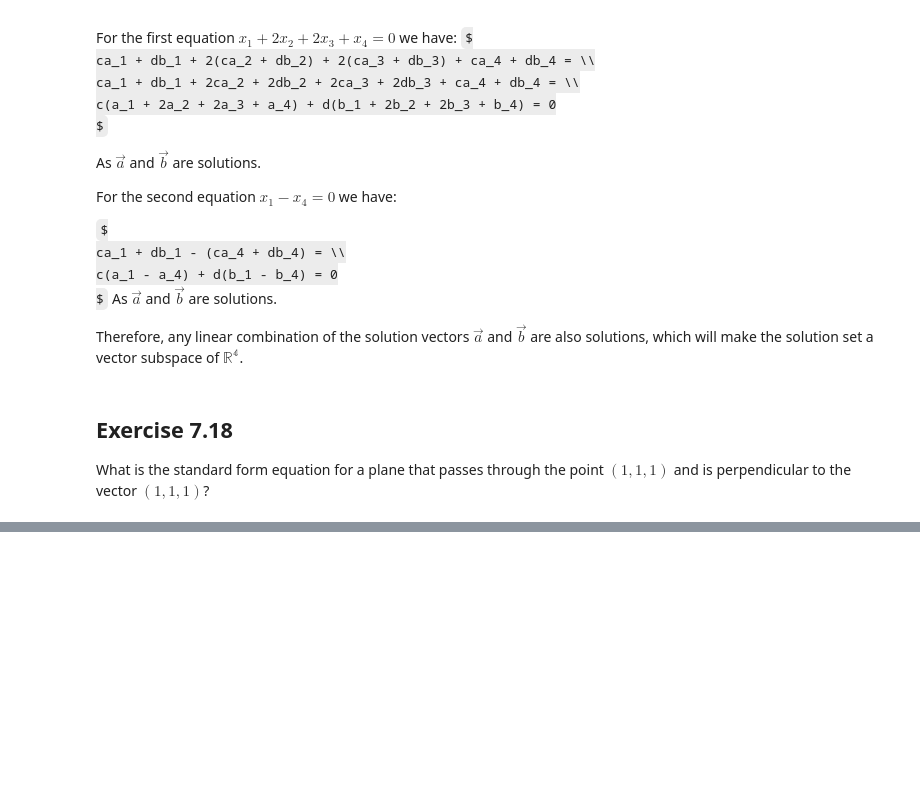
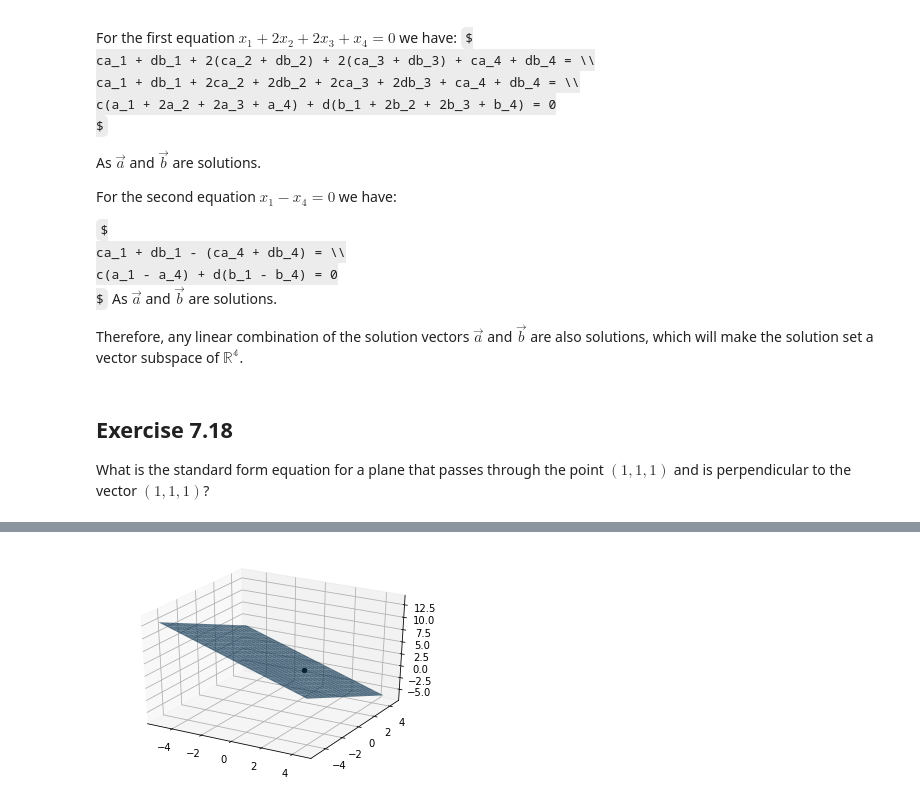
Before and after one commit to sergiofgonzalez/math-workbench, a Jupyter notebook: 06-solving-systems-of-linear-equations/e01-exercises/solving-systems-of-linear-equations-exercises.ipynb, the cells around one changed output, grey strips where cells are left out. Drawn from its saved outputs; the diff is of its cells as text; code cells hidden in the pictures; some formulas as TeX source; blank space fills up the shorter version.

```diff
--- a/06-solving-systems-of-linear-equations/e01-exercises/solving-systems-of-linear-equations-exercises.ipynb
+++ b/06-solving-systems-of-linear-equations/e01-exercises/solving-systems-of-linear-equations-exercises.ipynb
@@ -1027,0 +1041,11 @@ What is the standard form equation for a plane that passes through the point $ (
+# %%
+from my_plot import plot3d
+
+def z(x, y):
+    return 3 - x - y
+
+point = (1, 1, 1)
+
+plot3d([z], [point], -5, 5, -5, 5, 'A Plane')
+# %% [output]
+[figure, added]
```
Also changed, not shown: parts of 6 cells of this notebook, 6 other files.
